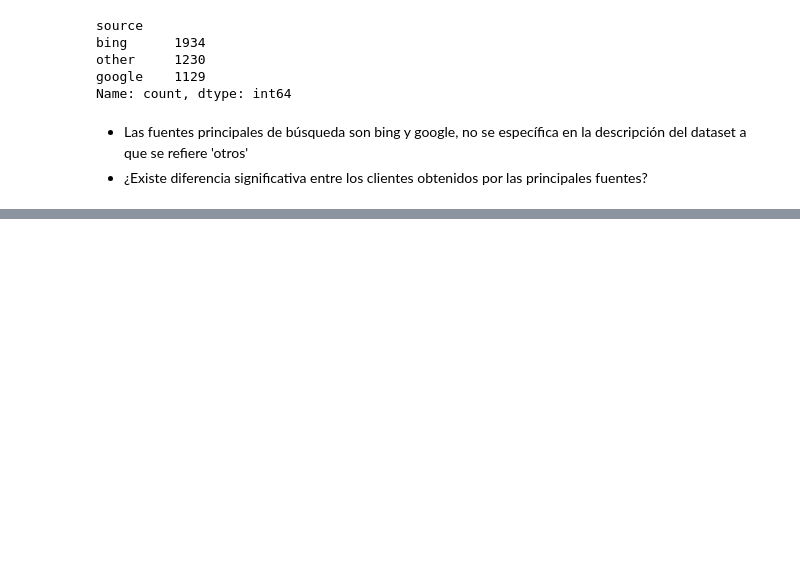
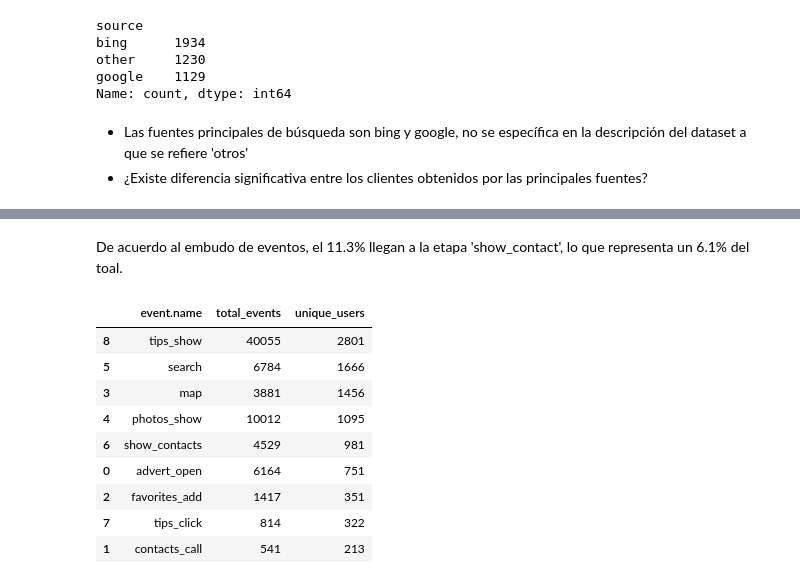
Before and after one commit to Alop89/integral_project, a Jupyter notebook: structuring/descomposicion.ipynb, the cells around one changed output, grey strips where cells are left out. Drawn from its saved outputs; the diff is of its cells as text; code cells hidden in the pictures; blank space fills up the shorter version.

```diff
--- a/structuring/descomposicion.ipynb
+++ b/structuring/descomposicion.ipynb
@@ -160,0 +283,16 @@ Name: count, dtype: int64
+# %% [markdown]
+De acuerdo al embudo de eventos, el 11.3% llegan a la etapa  'show_contact', lo que representa un 6.1% del toal.
+# %%
+data_count_user = data_count_event.sort_values(by= 'unique_users', ascending= False)
+data_count_user
+# %% [output]
+|  | event.name | total_events | unique_users |
+| 8 | tips_show | 40055 | 2801 |
+| 5 | search | 6784 | 1666 |
+| 3 | map | 3881 | 1456 |
+| 4 | photos_show | 10012 | 1095 |
+| 6 | show_contacts | 4529 | 981 |
+| 0 | advert_open | 6164 | 751 |
+| 2 | favorites_add | 1417 | 351 |
+| 7 | tips_click | 814 | 322 |
+| 1 | contacts_call | 541 | 213 |
```
Also changed, not shown: parts of 28 cells of this notebook.
